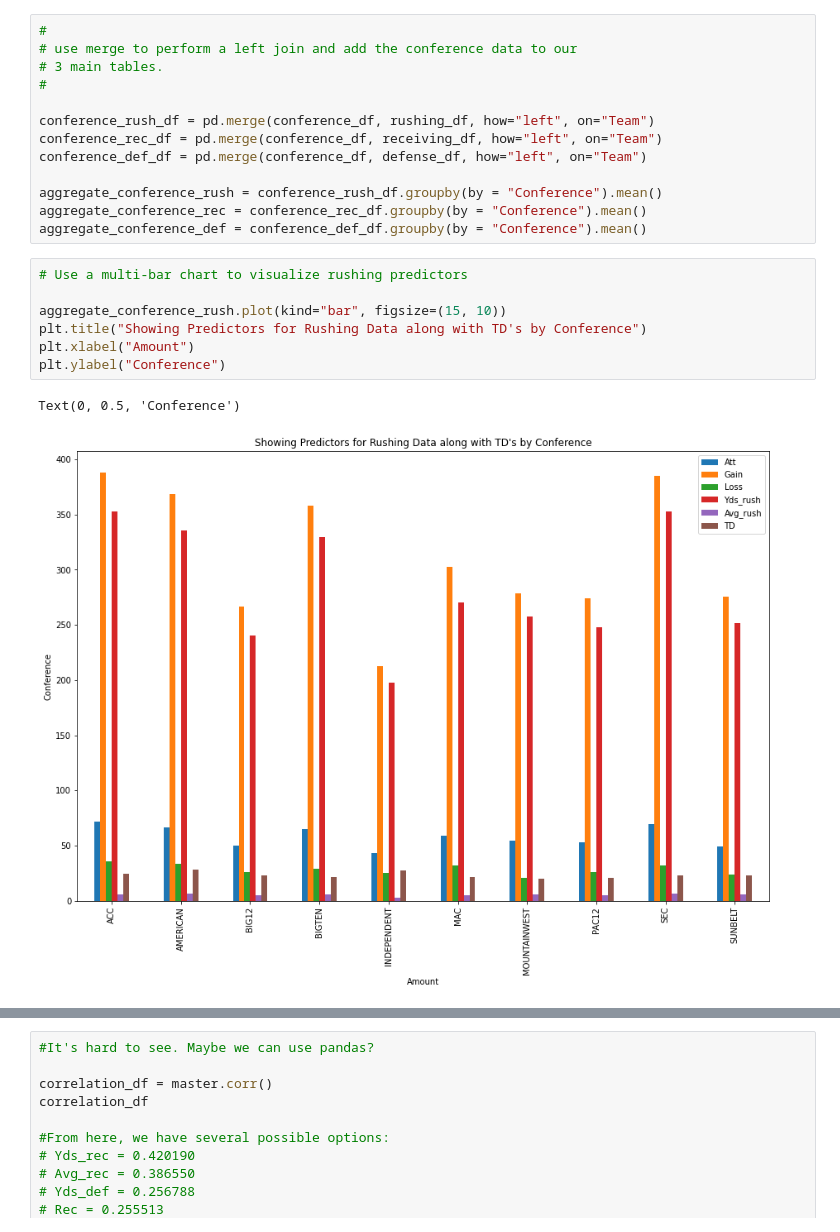
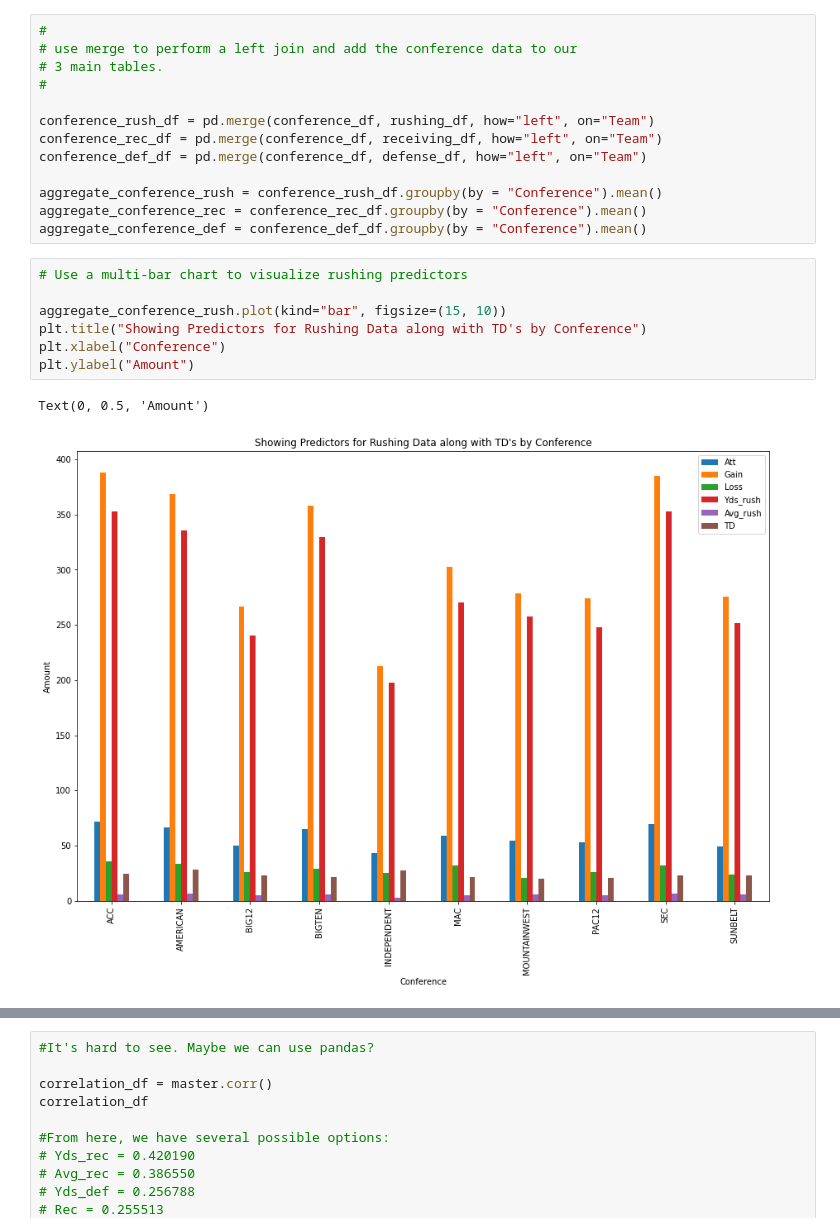
Before and after one commit to JosiahGuy/DS320Project, a Jupyter notebook: college_football_combined.ipynb, the cells around one changed output, grey strips where cells are left out. Cells and saved outputs as stored; diff of their text form.

Commit message:
Flipped labels for multi-bar charts

```diff
--- a/college_football_combined.ipynb
+++ b/college_football_combined.ipynb
@@ -250,13 +250,13 @@ aggregate_conference_def = conference_def_df.groupby(by = "Conference").mean()
 # %%
 # Use a multi-bar chart to visualize rushing predictors
 
 aggregate_conference_rush.plot(kind="bar", figsize=(15, 10))
 plt.title("Showing Predictors for Rushing Data along with TD's by Conference")
-plt.xlabel("Amount")
-plt.ylabel("Conference")
+plt.xlabel("Conference")
+plt.ylabel("Amount")
 # %% [output]
-Text(0, 0.5, 'Conference')
+Text(0, 0.5, 'Amount')
-[figure, old version]
+[figure, new version]
 # %%
 # Use a multi-bar chart to visualize receiving predictors
 
```
Also changed, not shown: parts of 2 cells of this notebook.
